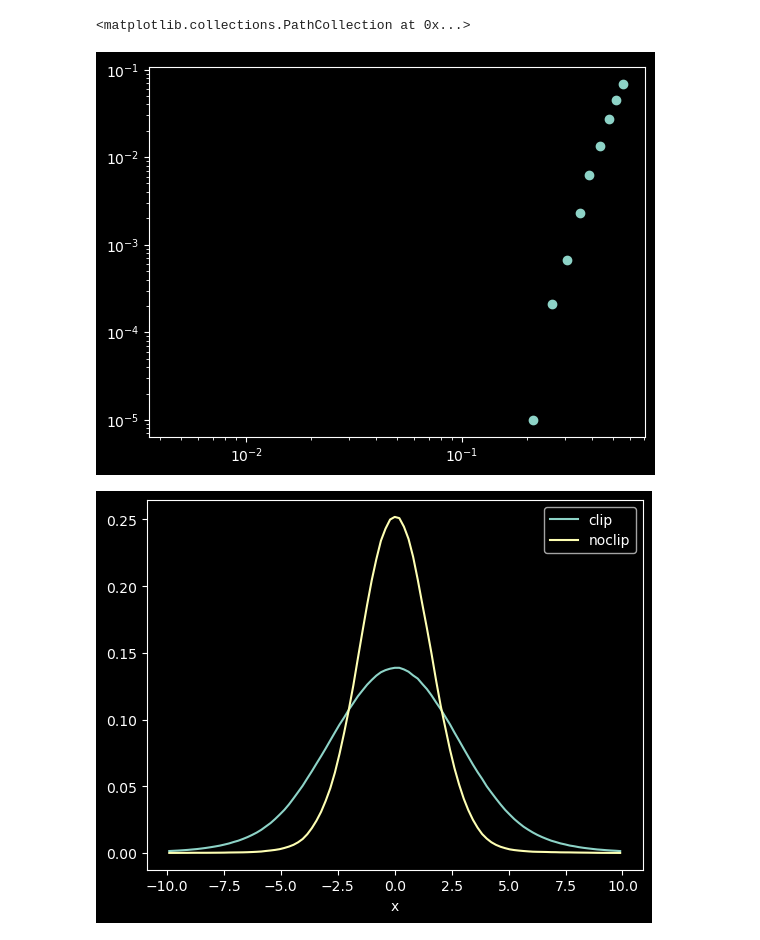
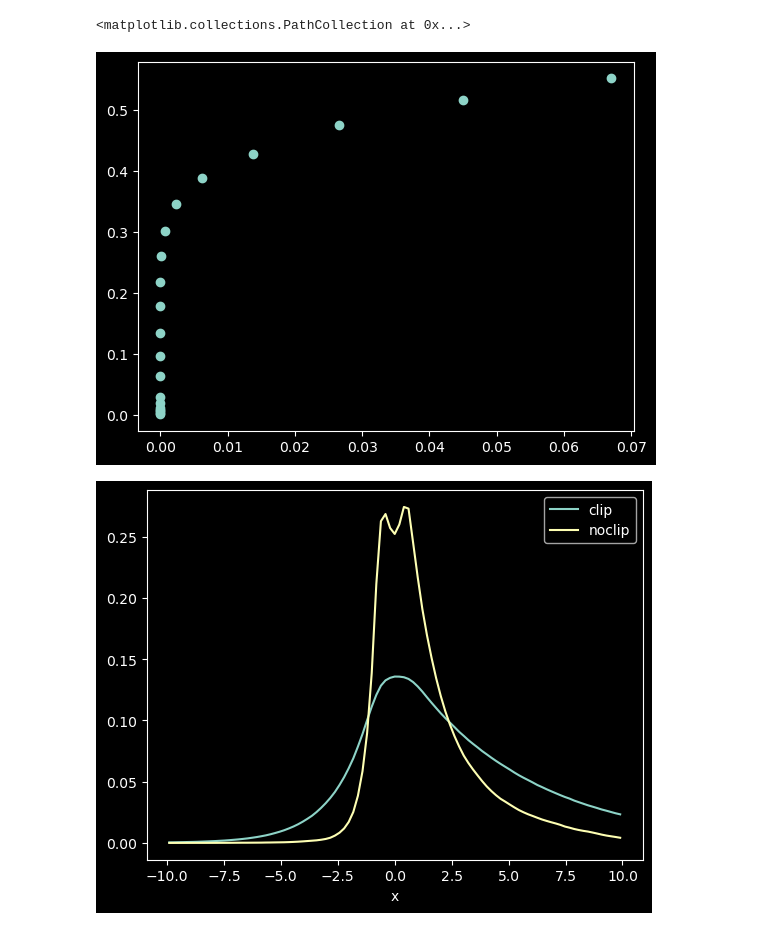
Before and after one commit to Element200/msc_thesis, a Jupyter notebook: figures_tex/force_pdfs.ipynb, the cells around one changed output. Drawn from its saved outputs; the diff is of its cells as text; code cells hidden in the pictures.

```diff
--- a/figures_tex/force_pdfs.ipynb
+++ b/figures_tex/force_pdfs.ipynb
@@ -5,3 +5,4 @@ import matplotlib.pyplot as plt
 import pandas as pd
 import mpemba
 potential = mpemba.special_potentials.HarmonicPotential(E_0=10, x_min=-10, x_max=10)
+potential = mpemba.special_potentials.AsymmetricDoubleWellPotential(E_tilt=0.6, x_min=-10, x_max=10, force_asymmetry=0.3)
@@ -54,5 +59,5 @@ def distance_difference(T_hs, D=150, potential=potential, num_particles=10_000,
     return distances_0, distances_f, distances_std, ensemble
 
 k_BT_hs = np.logspace(0, np.log10(80), 20)
-distances_0, distances_f, distances_std, ensemble = distance_difference(k_BT_hs, num_particles=5_000)
+distances_0, distances_f, distances_std, ensemble = distance_difference(k_BT_hs, num_particles=10_000)
 # %% [output]
@@ -111,9 +126,8 @@ plt.scatter(k_BT_hs, mass_in_box)
 # %%
-plt.loglog()
-plt.scatter(distances, np.array(clip_fractions))
+plt.scatter(np.array(clip_fractions), distances)
 # %% [output]
 <matplotlib.collections.PathCollection at 0x...>
-[figure, old version]
+[figure, new version]
 # %%
 df = pd.DataFrame(np.array([clip_fractions, distances_0-distances_f, distances_std, clipdistances_0-clipdistances_f, clipdistances_std, distances]).T, columns=['clipfraction', 'noclip', 'noclipstd', 'clip', 'clipstd', 'L1'], index=k_BT_hs)
 df.index.name = "T"
@@ -121,10 +135,10 @@ df.to_csv("clip_errors_harmonic_5000.csv")
 # %%
-df = pd.DataFrame(np.array([pdf1[-1,:], pdf2[-1,:]]).T, columns=['clip', 'noclip'], index=bins1)
+df = pd.DataFrame(np.array([pdf1[-1,:], pdf2[-1,:]]).T, columns=['no clip', 'clip'], index=bins1)
 df.index.name = "x"
 df.plot()
-df.to_csv("clip_pdfs_harmonic_5000.csv")
+df.to_csv("clip_pdfs_doubleWell_10000.csv")
 # %% [output]
-[figure, old version]
+[figure, new version]
 # %%
 potential = mpemba.special_potentials.AsymmetricDoubleWellPotential(E_tilt=0.4, x_min=-5, x_max=5, force_asymmetry=0.5)
 # from mpemba.py
```
Also changed, not shown: parts of 11 cells of this notebook, 3 other files.
